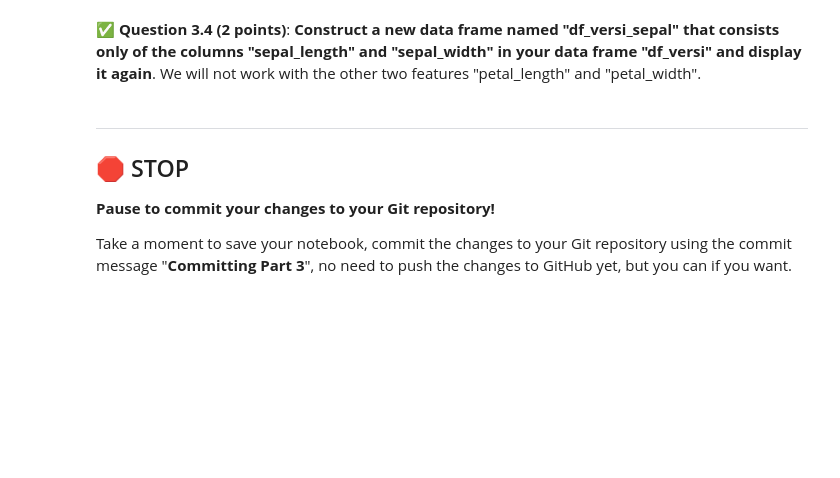
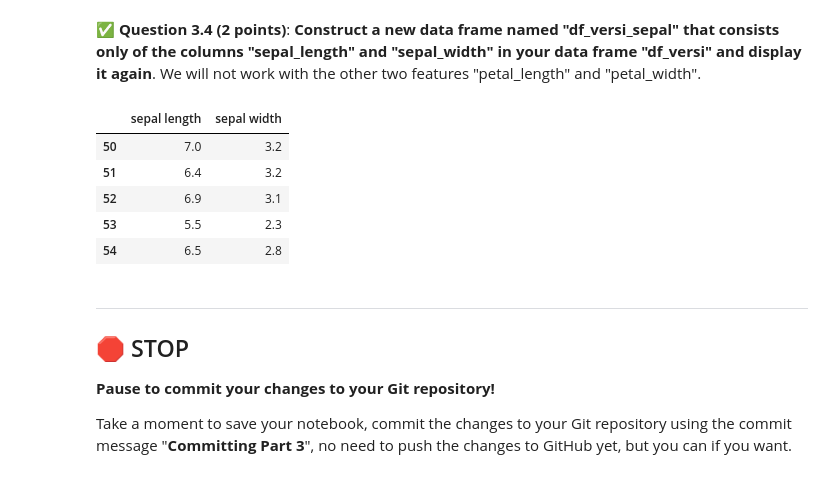
Before and after one commit to Confusedphoton/CMSE202-s24-turnin, a Jupyter notebook: hw-01/HW-01_GitPracticeDebuggingPythonPackagesAndClasses-STUDENT.ipynb, the cells around one changed output. Saved outputs shown, nothing was run; the diff lists cells and outputs as text; code cells hidden in the pictures; blank space fills up the shorter version.

```diff
--- a/hw-01/HW-01_GitPracticeDebuggingPythonPackagesAndClasses-STUDENT.ipynb
+++ b/hw-01/HW-01_GitPracticeDebuggingPythonPackagesAndClasses-STUDENT.ipynb
@@ -287,4 +316,11 @@ More information about this dataset can be found on this Wikipedia page [https:/
+# %%
+### Put your code here
+import pandas as pd
+iris_data = pd.read_csv("iris.data", delimiter= " ", header = None)
+iris_data.columns = ['sepal length', 'sepal width', 'petal length', 'petal width', 'class']
 # %% [markdown]
 &#9989; **Question 3.3 (2 points)**: **Construct a new data frame named "df_versi" that consists only of samples from the species "versicolor". How many samples do you see in this new data frame?** You can most easily do this with a mask, but you can use whatever method that works.
 # %%
 ### Put your code here
+df_versi = iris_data[iris_data['class']=='Iris-versicolor']
+df_versi.last_valid_index
@@ -292,6 +346,15 @@ More information about this dataset can be found on this Wikipedia page [https:/
 &#9989; **Question 3.4 (2 points)**: **Construct a new data frame named "df_versi_sepal" that consists only of the columns "sepal_length" and "sepal_width" in your data frame "df_versi" and display it again**. We will not work with the other two features "petal_length" and "petal_width".
 # %%
 ### Put your code here
+df_versi_sepal = df_versi[['sepal length','sepal width']]
+df_versi_sepal.head()
+# %% [output]
+|  | sepal length | sepal width |
+| 50 | 7.0 | 3.2 |
+| 51 | 6.4 | 3.2 |
+| 52 | 6.9 | 3.1 |
+| 53 | 5.5 | 2.3 |
+| 54 | 6.5 | 2.8 |
 # %% [markdown]
 ---
 ## &#128721; STOP
```
Also changed, not shown: parts of 23 cells of this notebook.
